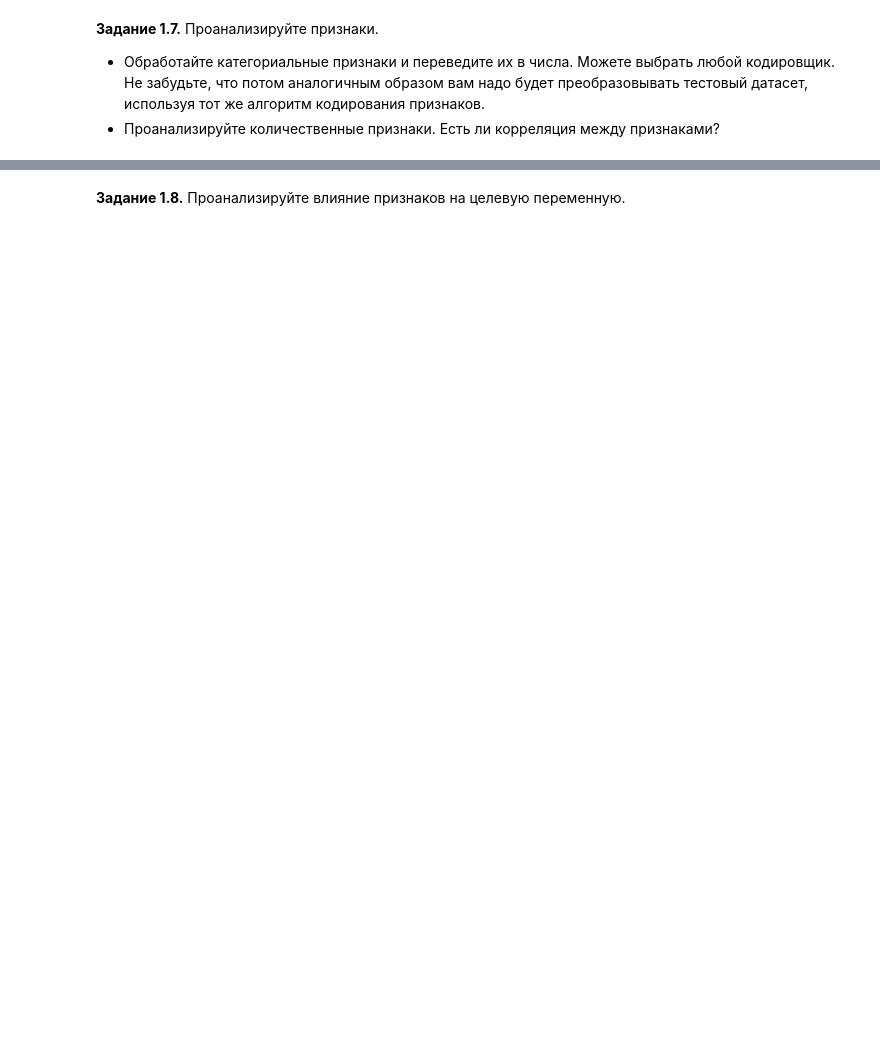
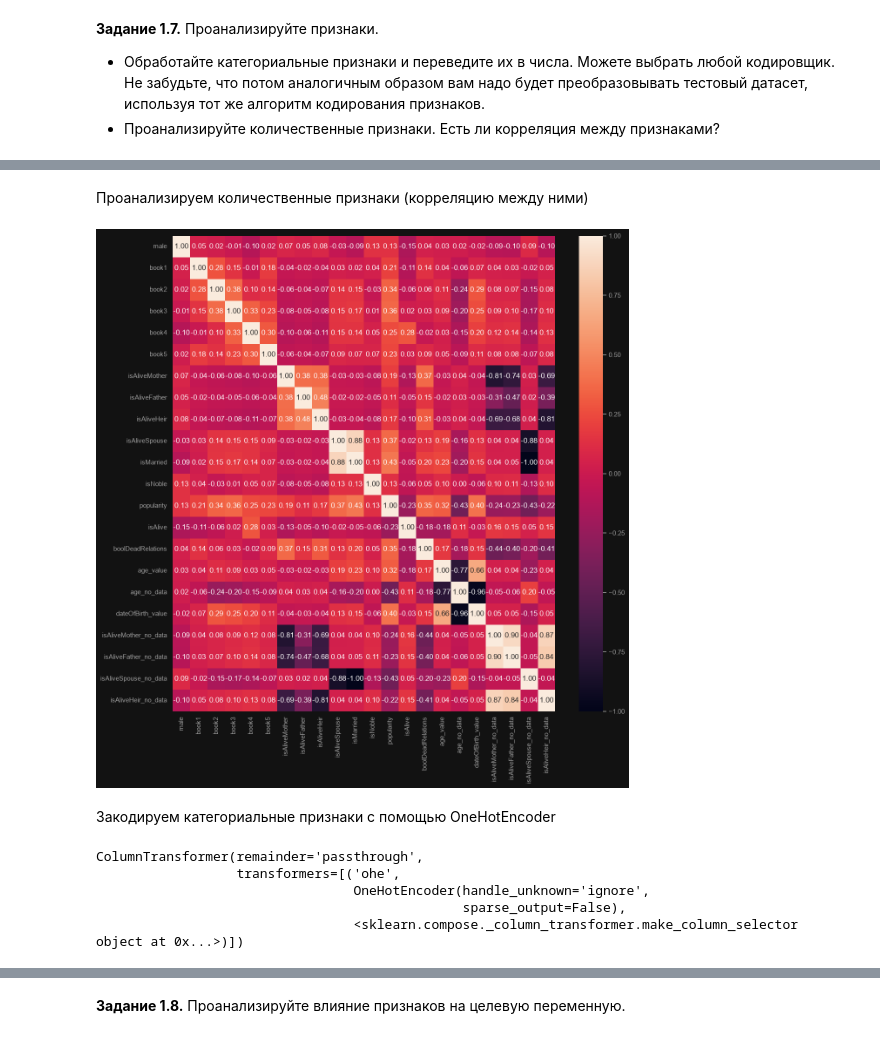
Before and after one commit to Marshallov/part_1_ml_cv, a Jupyter notebook: week_01_ml_intro/Homework/hw_1_game_of_thrones.ipynb, the cells around one changed output, grey strips where cells are left out. Drawn from its saved outputs; the diff is of its cells as text; code cells hidden in the pictures; blank space fills up the shorter version.

```diff
--- a/week_01_ml_intro/Homework/hw_1_game_of_thrones.ipynb
+++ b/week_01_ml_intro/Homework/hw_1_game_of_thrones.ipynb
@@ -444,3 +519,7 @@ NameError: name 'cultures_grouped_inverted' is not defined
+# %%
+data['culture_grouped'] = data['culture_grouped'].fillna("culture_no_data")
+# %%
+data.drop("culture", axis=1, inplace=True)
 # %% [markdown]
 Распределение сгруппированной переменной выглядит гораздо лучше. Но по прежнему есть несколько слабо представленых групп.
 
@@ -485,0 +617,5 @@ data.describe(include = [...]).T[['count', 'min', 'max']].assign(N_unique_values
+# %%
+# Для признака name нам важна фамилия (род, к которому принадлежит персонаж), все остальное отсекаем
+
+data["name"] = data["name"].map(lambda field: field.split(" ")[-1])
+data.loc[(data["name"].map(data["name"].value_counts()) < 5), "name"] = "rarely_encoding"
@@ -485,0 +707,14 @@ data.describe(include = [...]).T[['count', 'min', 'max']].assign(N_unique_values
+# %% [markdown]
+Проанализируем количественные признаки (корреляцию между ними)
+# %%
+corr_matrix = data.corr(numeric_only=True)
+# %%
+plt.figure(figsize=(13, 13))
+sns.heatmap(corr_matrix, annot=True, fmt=".2f")
+
+plt.tight_layout()
+plt.show()
+# %% [output]
+[figure, added]
+# %% [markdown]
+Закодируем категориальные признаки с помощью OneHotEncoder
@@ -485,0 +732,8 @@ data.describe(include = [...]).T[['count', 'min', 'max']].assign(N_unique_values
+# %%
+preprocessor.set_output(transform="pandas")
+# %% [output]
+ColumnTransformer(remainder='passthrough',
+                  transformers=[('ohe',
+                                 OneHotEncoder(handle_unknown='ignore',
+                                               sparse_output=False),
+                                 <sklearn.compose._column_transformer.make_column_selector object at 0x...>)])
```
Also changed, not shown: parts of 76 cells of this notebook.
